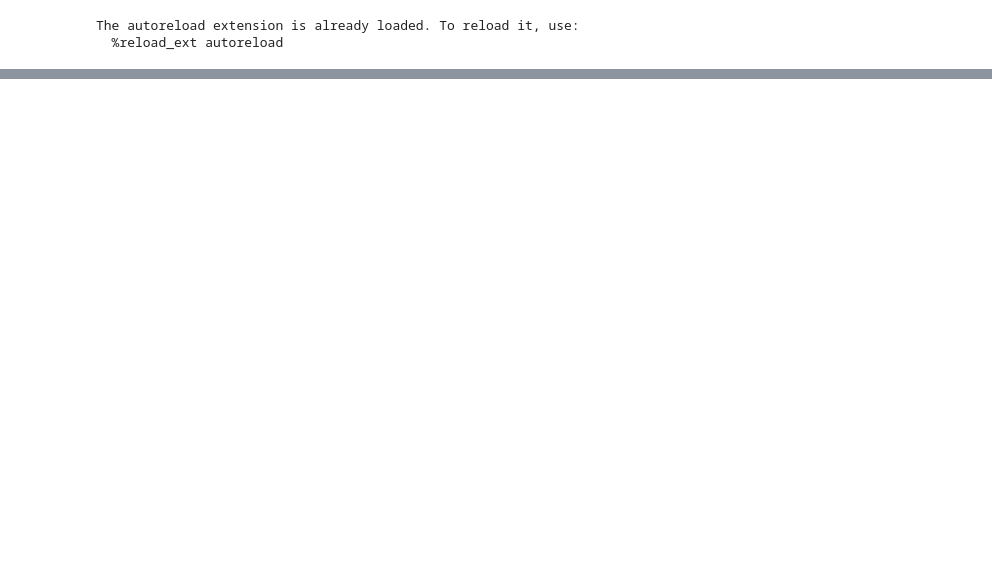
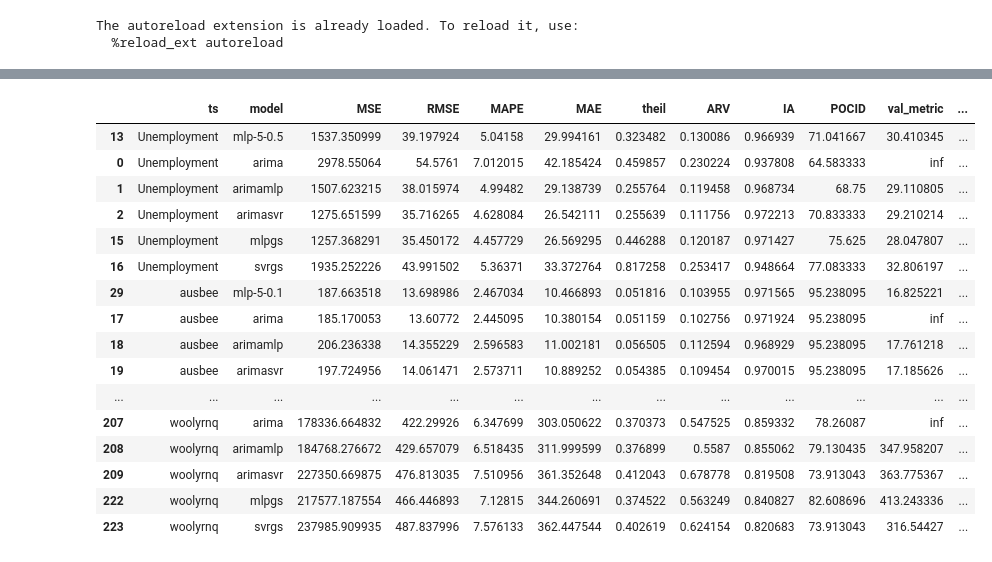
Before and after one commit to domingos108/experiments, a Jupyter notebook: notebook/calculate_metrics_v2.ipynb, the cells around one changed output, grey strips where cells are left out. Cells and saved outputs as stored; diff of their text form; code cells hidden in the pictures; blank space fills up the shorter version.

```diff
--- a/notebook/calculate_metrics_v2.ipynb
+++ b/notebook/calculate_metrics_v2.ipynb
@@ -11,6 +11,6 @@ pd.set_option('display.max_rows', 2000)
 The autoreload extension is already loaded. To reload it, use:
   %reload_ext autoreload
 # %%
-experiment_id = 'scnexpsv1'
+experiment_id = 'pertexps'
 # %%
 df_mean_metrics, df_all_metrics, df_prevs = metrics.open_fold_result(experiment_id)
@@ -41,0 +38,49 @@ TODO:
+# %%
+metric = 'RMSE'
+df_arima = pd.DataFrame()
+df_svr = pd.DataFrame()
+df_mlp = pd.DataFrame()
+
+proposed_list = []
+for k, df in df_mean_metrics.reset_index().groupby('ts'):
+    arima = df[df['model'] == 'arima'][metric].iloc[0]
+    svr = df[df['model'] == 'arima'][metric].iloc[0]
+    mlp = df[df['model'] == 'arima'][metric].iloc[0]
+
+    df_arima[k] = (df.set_index('model')[metric] < arima)
+    df_svr[k] = (df.set_index('model')[metric] < svr)
+    df_mlp[k] = (df.set_index('model')[metric] < mlp)
+
+    svr_proposed = df[( (df['model'].str.contains("svr-")) & (df['model'].str.contains("-1")))].copy()
+    if svr_proposed.shape[0]>0:
+        proposed_list.append(pd.DataFrame(svr_proposed.iloc[svr_proposed['val_metric'].argmin()]).T)
+
+    mlp_proposed = df[( (df['model'].str.contains("mlp-")) )].copy()
+    if mlp_proposed.shape[0]>0:
+        proposed_list.append(pd.DataFrame(mlp_proposed.iloc[mlp_proposed['val_metric'].argmin()]).T)
+
+    proposed_list.append(
+        df[df['model'].isin(
+            ['arima', 'arimamlp', 'arimasvr', 'mlpgs', 'svrgs']
+        )]
+    )
+# %%
+pd.concat(proposed_list)
+# %% [output]
+|  | ts | model | MSE | RMSE | MAPE | MAE | theil | ARV | IA | POCID | val_metric | ... |
+| 13 | Unemployment | mlp-5-0.5 | 1537.350999 | 39.197924 | 5.04158 | 29.994161 | 0.323482 | 0.130086 | 0.966939 | 71.041667 | 30.410345 | ... |
+| 0 | Unemployment | arima | 2978.55064 | 54.5761 | 7.012015 | 42.185424 | 0.459857 | 0.230224 | 0.937808 | 64.583333 | inf | ... |
+| 1 | Unemployment | arimamlp | 1507.623215 | 38.015974 | 4.99482 | 29.138739 | 0.255764 | 0.119458 | 0.968734 | 68.75 | 29.110805 | ... |
+| 2 | Unemployment | arimasvr | 1275.651599 | 35.716265 | 4.628084 | 26.542111 | 0.255639 | 0.111756 | 0.972213 | 70.833333 | 29.210214 | ... |
+| 15 | Unemployment | mlpgs | 1257.368291 | 35.450172 | 4.457729 | 26.569295 | 0.446288 | 0.120187 | 0.971427 | 75.625 | 28.047807 | ... |
+| 16 | Unemployment | svrgs | 1935.252226 | 43.991502 | 5.36371 | 33.372764 | 0.817258 | 0.253417 | 0.948664 | 77.083333 | 32.806197 | ... |
+| 29 | ausbee | mlp-5-0.1 | 187.663518 | 13.698986 | 2.467034 | 10.466893 | 0.051816 | 0.103955 | 0.971565 | 95.238095 | 16.825221 | ... |
+| 17 | ausbee | arima | 185.170053 | 13.60772 | 2.445095 | 10.380154 | 0.051159 | 0.102756 | 0.971924 | 95.238095 | inf | ... |
+| 18 | ausbee | arimamlp | 206.236338 | 14.355229 | 2.596583 | 11.002181 | 0.056505 | 0.112594 | 0.968929 | 95.238095 | 17.761218 | ... |
+| 19 | ausbee | arimasvr | 197.724956 | 14.061471 | 2.573711 | 10.889252 | 0.054385 | 0.109454 | 0.970015 | 95.238095 | 17.185626 | ... |
+| ... | ... | ... | ... | ... | ... | ... | ... | ... | ... | ... | ... | ... |
+| 207 | woolyrnq | arima | 178336.664832 | 422.29926 | 6.347699 | 303.050622 | 0.370373 | 0.547525 | 0.859332 | 78.26087 | inf | ... |
+| 208 | woolyrnq | arimamlp | 184768.276672 | 429.657079 | 6.518435 | 311.999599 | 0.376899 | 0.5587 | 0.855062 | 79.130435 | 347.958207 | ... |
+| 209 | woolyrnq | arimasvr | 227350.669875 | 476.813035 | 7.510956 | 361.352648 | 0.412043 | 0.678778 | 0.819508 | 73.913043 | 363.775367 | ... |
+| 222 | woolyrnq | mlpgs | 217577.187554 | 466.446893 | 7.12815 | 344.260691 | 0.374522 | 0.563249 | 0.840827 | 82.608696 | 413.243336 | ... |
+| 223 | woolyrnq | svrgs | 237985.909935 | 487.837996 | 7.576133 | 362.447544 | 0.402619 | 0.624154 | 0.820683 | 73.913043 | 316.54427 | ... |
```
Also changed, not shown: parts of 8 cells of this notebook, 29 other files.
